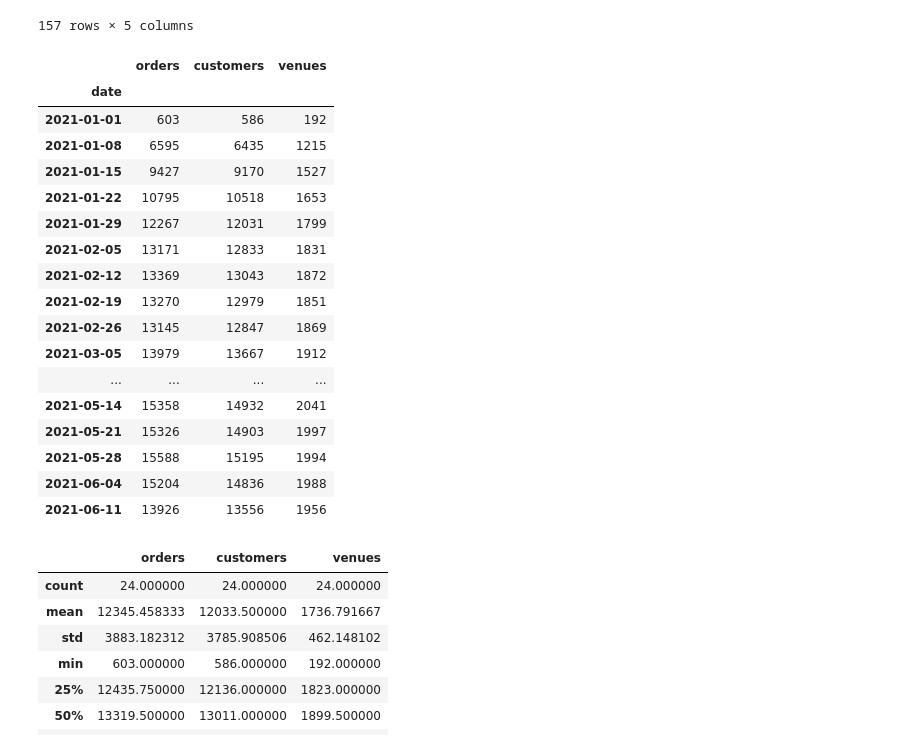
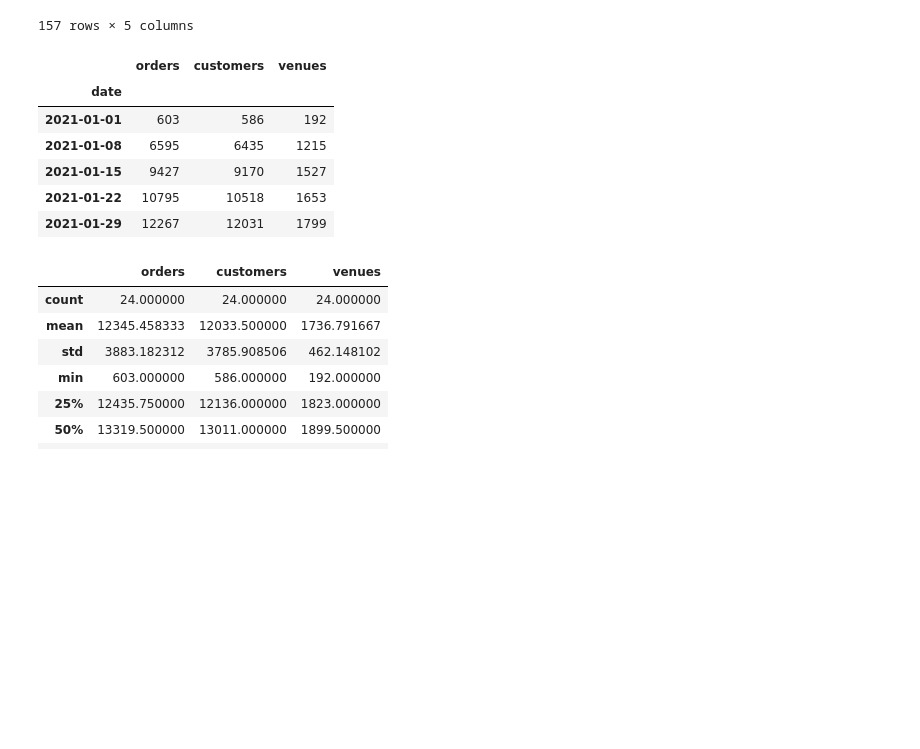
Before and after one commit to ry-al/heyyou, a Jupyter notebook: heyyou_ralmario.ipynb, the cells around one changed output. Drawn from its saved outputs; the diff is of its cells as text; code cells hidden in the pictures; blank space fills up the shorter version.

```diff
--- a/heyyou_ralmario.ipynb
+++ b/heyyou_ralmario.ipynb
@@ -8,7 +8,7 @@ import matplotlib.pyplot as plt
 import datetime
 # %%
 # Save path to data set in a variable
-data_file = "baseline_df.csv"
+data_file = "../baseline_df.csv"
 df = pd.read_csv(data_file)
 df
 # %% [output]
@@ -168,30 +179,19 @@ df_sales
 # %%
 # Slice data for line plot
 
 df_week = df_sales[["orders", "customers", "venues"]]
 df_week = df_week["2021"]
 df_week_graph = df_week.sort_values("date", ascending=True)
 
-df_week_graph
+df_week_graph.head()
 # %% [output]
 |  | orders | customers | venues |
 | date |  |  |  |
 | 2021-01-01 | 603 | 586 | 192 |
 | 2021-01-08 | 6595 | 6435 | 1215 |
 | 2021-01-15 | 9427 | 9170 | 1527 |
 | 2021-01-22 | 10795 | 10518 | 1653 |
 | 2021-01-29 | 12267 | 12031 | 1799 |
-| 2021-02-05 | 13171 | 12833 | 1831 |
-| 2021-02-12 | 13369 | 13043 | 1872 |
-| 2021-02-19 | 13270 | 12979 | 1851 |
-| 2021-02-26 | 13145 | 12847 | 1869 |
-| 2021-03-05 | 13979 | 13667 | 1912 |
-| ... | ... | ... | ... |
-| 2021-05-14 | 15358 | 14932 | 2041 |
-| 2021-05-21 | 15326 | 14903 | 1997 |
-| 2021-05-28 | 15588 | 15195 | 1994 |
-| 2021-06-04 | 15204 | 14836 | 1988 |
-| 2021-06-11 | 13926 | 13556 | 1956 |
 # %%
 df_week_graph.describe()
 
```
Also changed, not shown: parts of 10 cells of this notebook.
